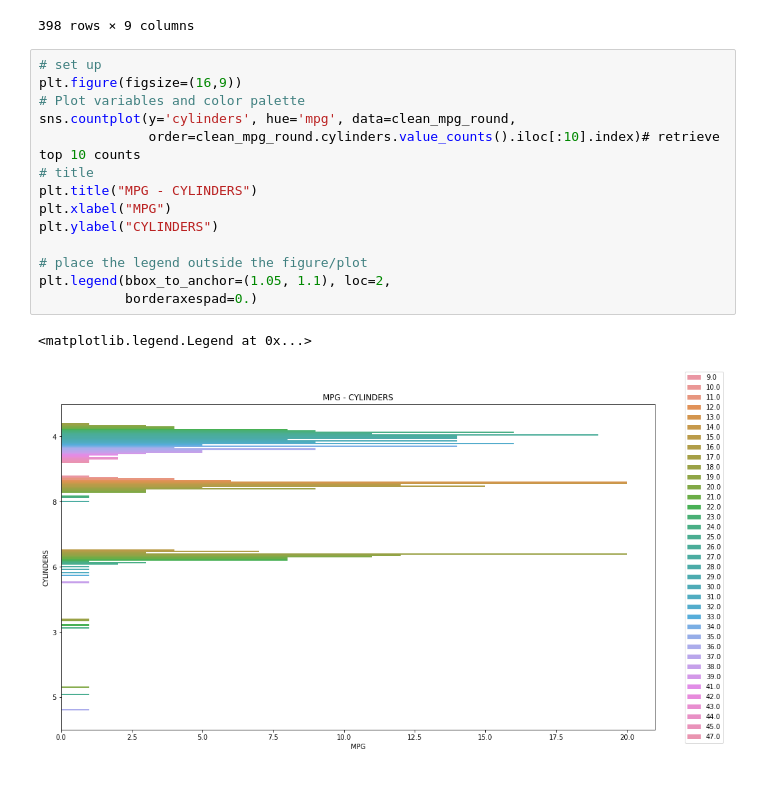
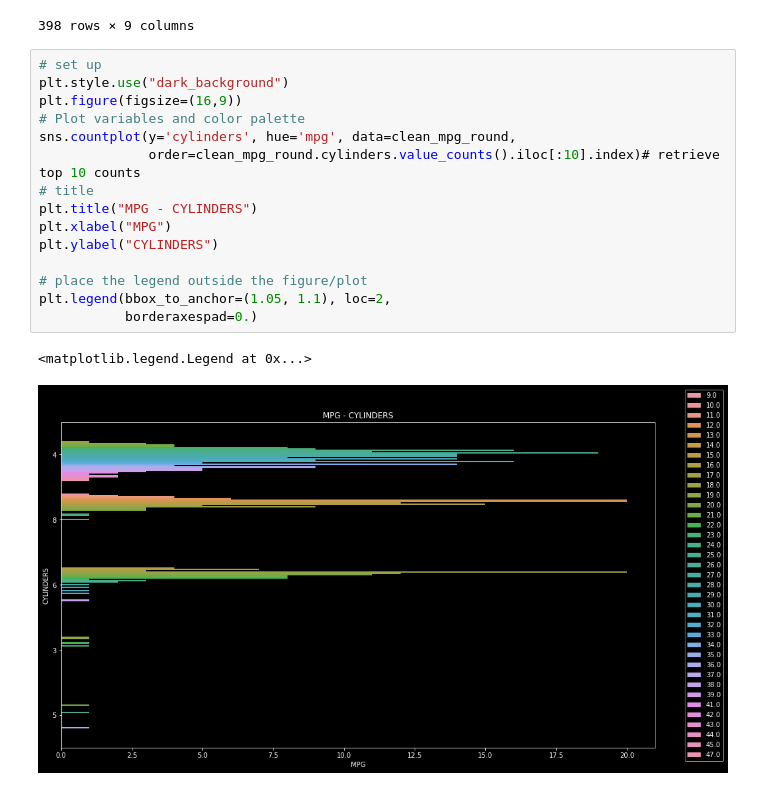
Before and after one commit to samgarcia3/Auto-MPG-Analysis, a Jupyter notebook: Auto_mpg.ipynb, the cells around one changed output. Drawn from its saved outputs; the diff is of its cells as text.

```diff
--- a/Auto_mpg.ipynb
+++ b/Auto_mpg.ipynb
@@ -232,18 +232,19 @@ clean_mpg_round
 398 rows × 9 columns
 # %%
 # set up
+plt.style.use("dark_background")
 plt.figure(figsize=(16,9))
 # Plot variables and color palette
 sns.countplot(y='cylinders', hue='mpg', data=clean_mpg_round,
               order=clean_mpg_round.cylinders.value_counts().iloc[:10].index)# retrieve top 10 counts
 # title
 plt.title("MPG - CYLINDERS")
 plt.xlabel("MPG")
 plt.ylabel("CYLINDERS")
 
 # place the legend outside the figure/plot
 plt.legend(bbox_to_anchor=(1.05, 1.1), loc=2,
            borderaxespad=0.)
 # %% [output]
 <matplotlib.legend.Legend at 0x...>
-[figure, old version]
+[figure, new version]
```
